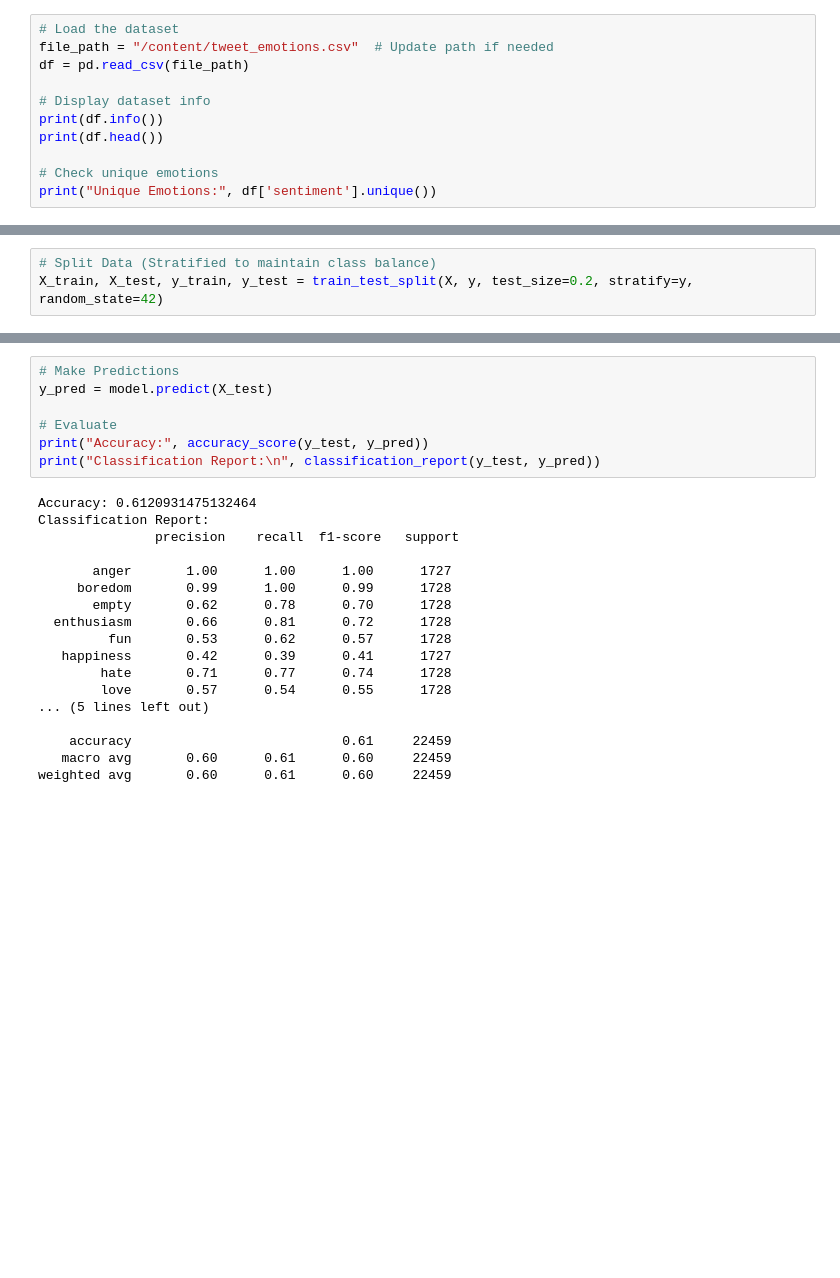
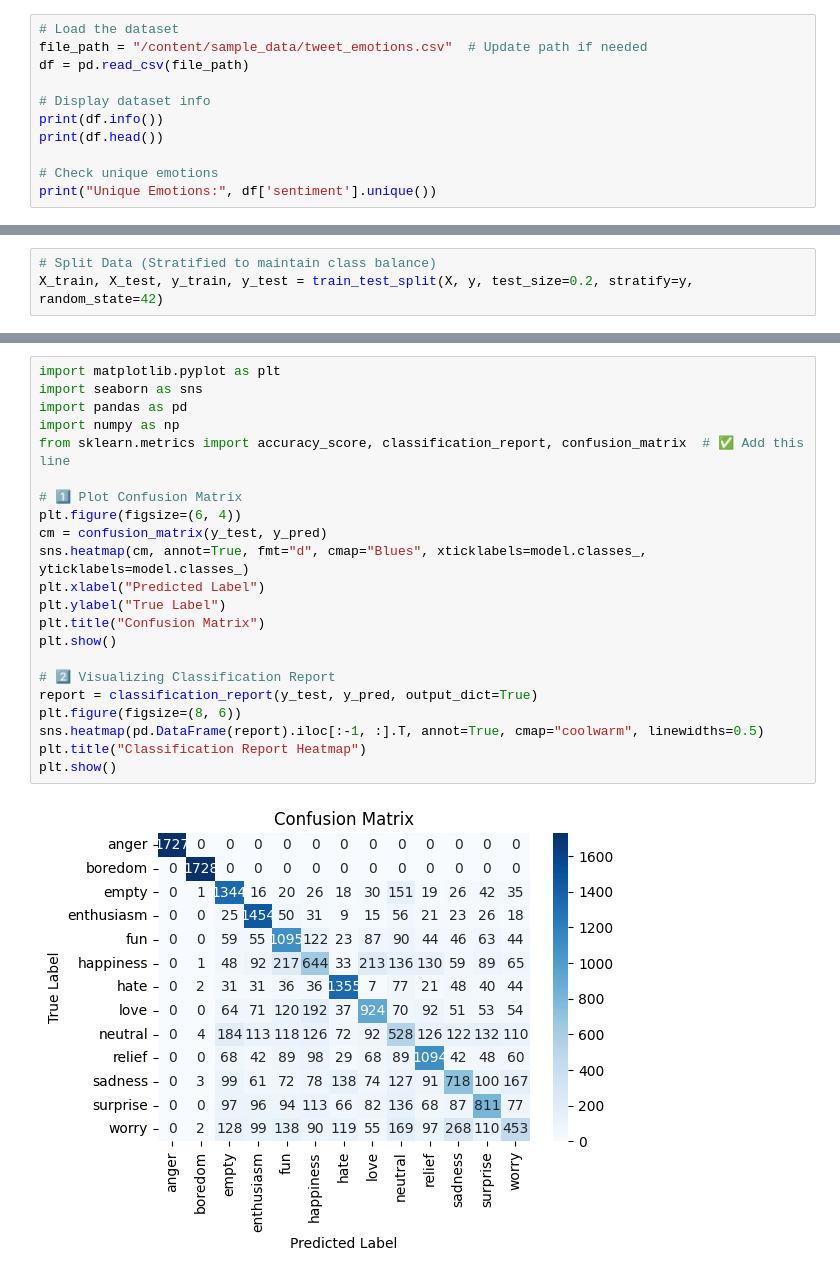
Before and after one commit to SHREE-KRIPAAA/Emotion-detection-from-text, a Jupyter notebook: Cyfuture_assignment.ipynb, the cells around one changed output, grey strips where cells are left out. Drawn from its saved outputs; the diff is of its cells as text; blank space fills up the shorter version.

```diff
--- a/Cyfuture_assignment.ipynb
+++ b/Cyfuture_assignment.ipynb
@@ -35,7 +37,7 @@ from sklearn.metrics import accuracy_score, classification_report
 from sklearn.utils import resample
 # %%
 # Load the dataset
-file_path = "/content/tweet_emotions.csv"  # Update path if needed
+file_path = "/content/sample_data/tweet_emotions.csv"  # Update path if needed
 df = pd.read_csv(file_path)
 
 # Display dataset info
@@ -120,25 +144,24 @@ SVC(kernel='linear')
-# %%
-# Make Predictions
-y_pred = model.predict(X_test)
-
-# Evaluate
-print("Accuracy:", accuracy_score(y_test, y_pred))
-print("Classification Report:\n", classification_report(y_test, y_pred))
-# %% [output]
-Accuracy: 0.6120931475132464
-Classification Report:
-               precision    recall  f1-score   support
-
-       anger       1.00      1.00      1.00      1727
-     boredom       0.99      1.00      0.99      1728
-       empty       0.62      0.78      0.70      1728
-  enthusiasm       0.66      0.81      0.72      1728
-         fun       0.53      0.62      0.57      1728
-   happiness       0.42      0.39      0.41      1727
-        hate       0.71      0.77      0.74      1728
-        love       0.57      0.54      0.55      1728
-... (5 lines left out)
-
-    accuracy                           0.61     22459
-   macro avg       0.60      0.61      0.60     22459
-weighted avg       0.60      0.61      0.60     22459
+# %%
+import matplotlib.pyplot as plt
+import seaborn as sns
+import pandas as pd
+import numpy as np
+from sklearn.metrics import accuracy_score, classification_report, confusion_matrix  # ✅ Add this line
+
+# 1️⃣ Plot Confusion Matrix
+plt.figure(figsize=(6, 4))
+cm = confusion_matrix(y_test, y_pred)
+sns.heatmap(cm, annot=True, fmt="d", cmap="Blues", xticklabels=model.classes_, yticklabels=model.classes_)
+plt.xlabel("Predicted Label")
+plt.ylabel("True Label")
+plt.title("Confusion Matrix")
+plt.show()
+
+# 2️⃣ Visualizing Classification Report
+report = classification_report(y_test, y_pred, output_dict=True)
+plt.figure(figsize=(8, 6))
+sns.heatmap(pd.DataFrame(report).iloc[:-1, :].T, annot=True, cmap="coolwarm", linewidths=0.5)
+plt.title("Classification Report Heatmap")
+plt.show()
+# %% [output]
+[figure, added]
```
Also changed, not shown: parts of 8 cells of this notebook.
